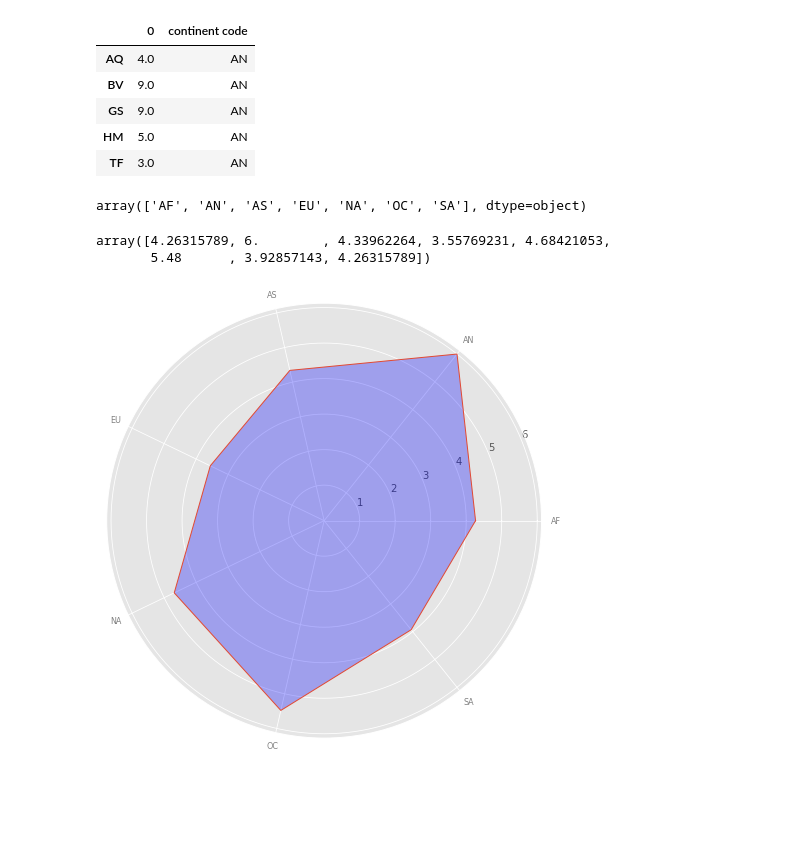
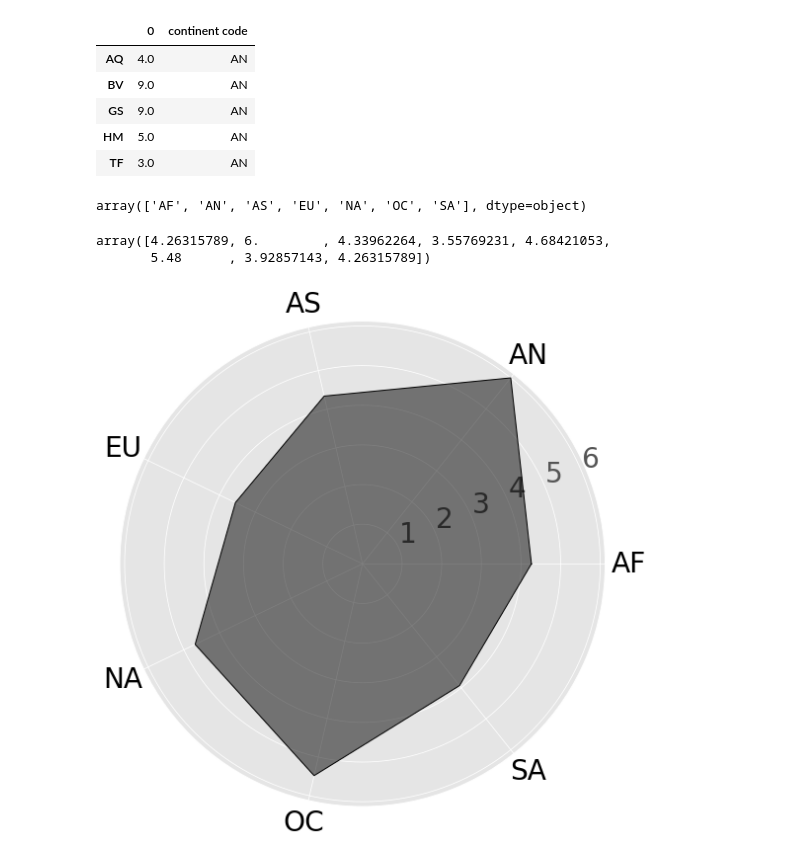
Before and after one commit to davidbetancur8/flags, a Jupyter notebook: python_flags/flags.ipynb, the cells around one changed output. Drawn from its saved outputs; the diff is of its cells as text; code cells hidden in the pictures; blank space fills up the shorter version.

Commit message:
radar chart included dinamic

```diff
--- a/python_flags/flags.ipynb
+++ b/python_flags/flags.ipynb
@@ -231,34 +231,39 @@ N = len(categories)
 display(categories)
 # We are going to plot the first line of the data frame.
 # But we need to repeat the first value to close the circular graph:
 values=continent_colors["colors"].values
 values = np.append(values, values[0])
 display(values)
 
 # What will be the angle of each axis in the plot? (we divide the plot / number of variable)
 angles = [n / float(N) * 2 * pi for n in range(N)]
 angles += angles[:1]
 
 # Initialise the spider plot
 
 fig = plt.figure(figsize=(8, 8))
 ax = fig.add_subplot(111, projection='polar')
 
 # Draw one axe per variable + add labels labels yet
-plt.xticks(angles[:-1], categories, color='grey', size=8)
+plt.xticks(angles[:-1], categories, color='black', size=28)
 
 # Draw ylabels
 
 
 
 # Plot data
-ax.plot(angles, values, linewidth=1, linestyle='solid')
+ax.plot(angles, values, linewidth=1, linestyle='solid', color="k")
+ax.tick_params(axis='both', which='major', labelsize=28, pad=13, color="k")
+
+
 
 # Fill area
-ax.fill(angles, values, 'b', alpha=0.3)
+ax.fill(angles, values, 'k', alpha=0.5)
+
+plt.tight_layout()
 plt.savefig('continent_ncolors.png',  bbox_inches='tight')
 # %% [output]
 array(['AF', 'AN', 'AS', 'EU', 'NA', 'OC', 'SA'], dtype=object)
 array([4.26315789, 6.        , 4.33962264, 3.55769231, 4.68421053,
        5.48      , 3.92857143, 4.26315789])
-[figure, old version]
+[figure, new version]
```
Also changed, not shown: parts of 1 cell of this notebook, 5 other files.
